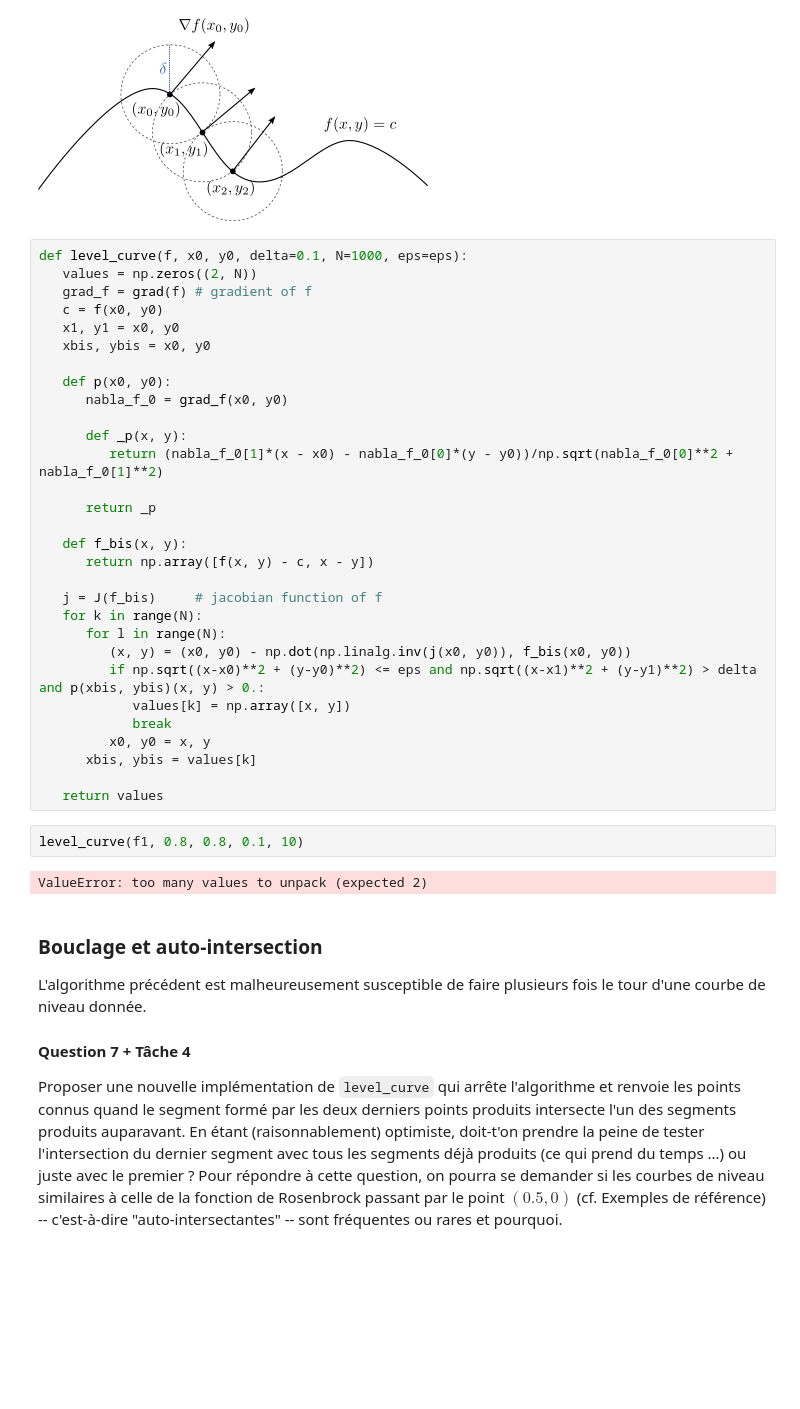
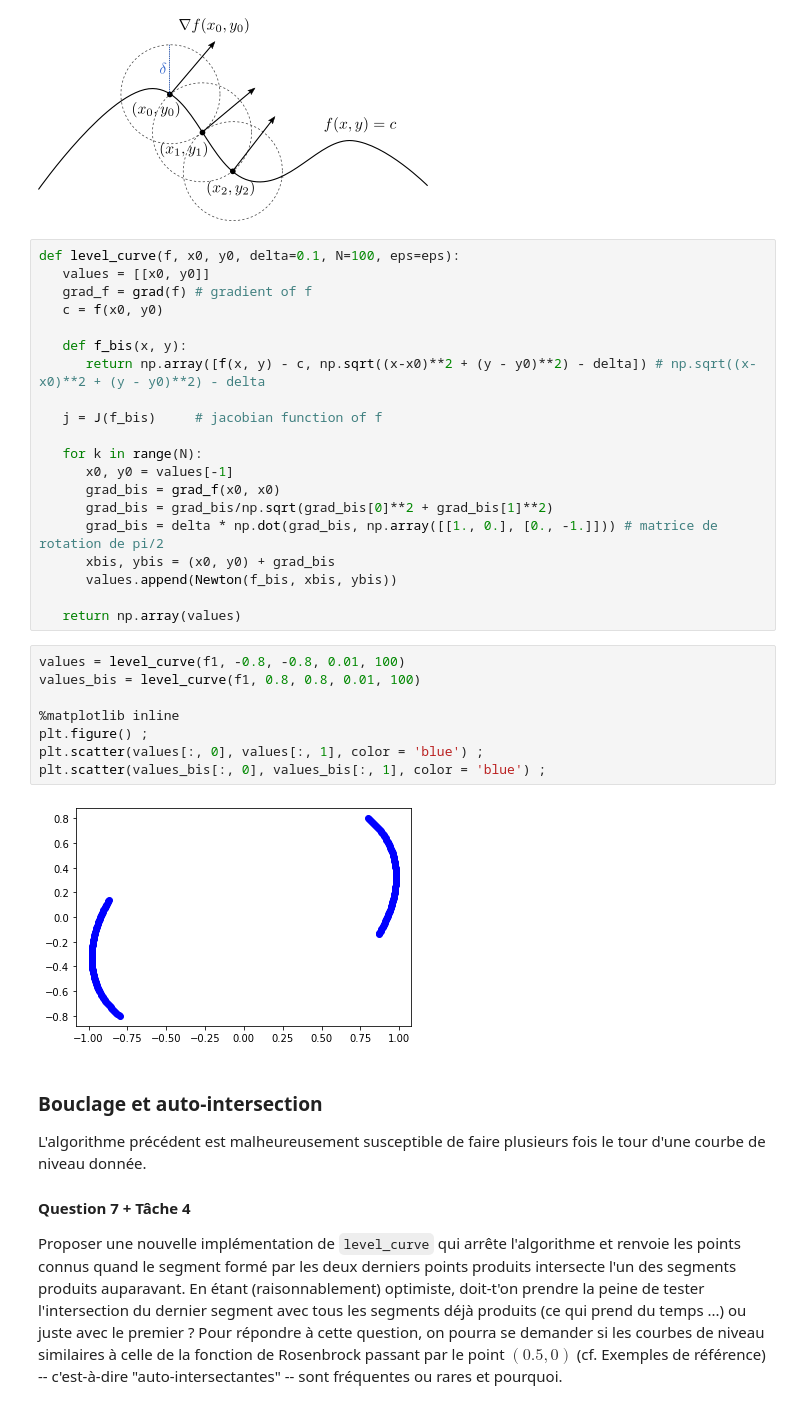
Before and after one commit to plgstalter/gstalter_freyther_ue11, a Jupyter notebook: gstalter_freyther.ipynb, the cells around one changed output. Cells and saved outputs as stored; diff of their text form; blank space fills up the shorter version.

```diff
--- a/gstalter_freyther.ipynb
+++ b/gstalter_freyther.ipynb
@@ -338,40 +340,36 @@ Comment, en partant d'un point de référence $(x_0, y_0)$ tel que $f(x_0, y_0)=
 #### Proposition de réponse :
 # %% [markdown]
 ![g%C3%A9n%C3%A9ration-points.png](attachment:g%C3%A9n%C3%A9ration-points.png)
-# %%
-def level_curve(f, x0, y0, delta=0.1, N=1000, eps=eps):
-   values = np.zeros((2, N))
-   grad_f = grad(f) # gradient of f
-   c = f(x0, y0)
-   x1, y1 = x0, y0
-   xbis, ybis = x0, y0
-
-   def p(x0, y0):
-      nabla_f_0 = grad_f(x0, y0)
-
-      def _p(x, y):
-         return (nabla_f_0[1]*(x - x0) - nabla_f_0[0]*(y - y0))/np.sqrt(nabla_f_0[0]**2 + nabla_f_0[1]**2)
-
-      return _p
-
-   def f_bis(x, y):
-      return np.array([f(x, y) - c, x - y])
-
-   j = J(f_bis)     # jacobian function of f
-   for k in range(N):
-      for l in range(N):
-         (x, y) = (x0, y0) - np.dot(np.linalg.inv(j(x0, y0)), f_bis(x0, y0))
-         if np.sqrt((x-x0)**2 + (y-y0)**2) <= eps and np.sqrt((x-x1)**2 + (y-y1)**2) > delta and p(xbis, ybis)(x, y) > 0.:
-            values[k] = np.array([x, y])
-            break
-         x0, y0 = x, y
-      xbis, ybis = values[k]
-
-   return values
-# %%
-level_curve(f1, 0.8, 0.8, 0.1, 10)
-# %% [output]
-ValueError: too many values to unpack (expected 2)
+# %%
+def level_curve(f, x0, y0, delta=0.1, N=100, eps=eps):
+   values = [[x0, y0]]
+   grad_f = grad(f) # gradient of f
+   c = f(x0, y0)
+
+   def f_bis(x, y):
+      return np.array([f(x, y) - c, np.sqrt((x-x0)**2 + (y - y0)**2) - delta]) # np.sqrt((x-x0)**2 + (y - y0)**2) - delta
+
+   j = J(f_bis)     # jacobian function of f
+
+   for k in range(N):
+      x0, y0 = values[-1]
+      grad_bis = grad_f(x0, x0)
+      grad_bis = grad_bis/np.sqrt(grad_bis[0]**2 + grad_bis[1]**2)
+      grad_bis = delta * np.dot(grad_bis, np.array([[1., 0.], [0., -1.]])) # matrice de rotation de pi/2
+      xbis, ybis = (x0, y0) + grad_bis
+      values.append(Newton(f_bis, xbis, ybis))
+
+   return np.array(values)
+# %%
+values = level_curve(f1, -0.8, -0.8, 0.01, 100)
+values_bis = level_curve(f1, 0.8, 0.8, 0.01, 100)
+
+%matplotlib inline
+plt.figure() ;
+plt.scatter(values[:, 0], values[:, 1], color = 'blue') ;
+plt.scatter(values_bis[:, 0], values_bis[:, 1], color = 'blue') ;
+# %% [output]
+[figure, added]
 # %% [markdown]
 ### Bouclage et auto-intersection
 
```
Also changed, not shown: parts of 2 cells of this notebook.
